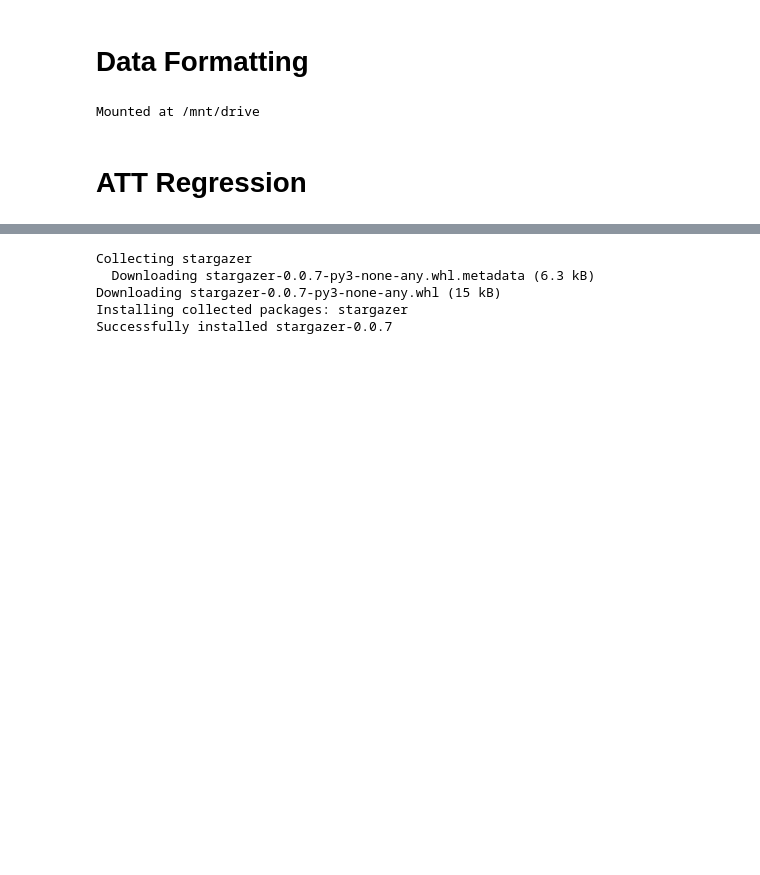
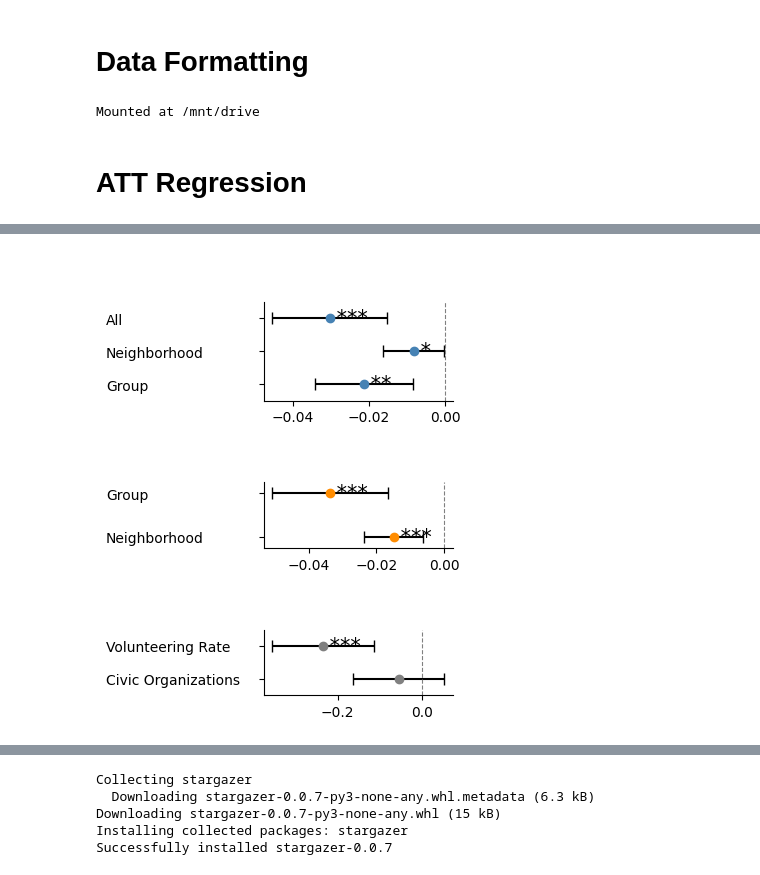
Before and after one commit to sayaka-sugiyama-jp/Social-Capital-and-Disaster-Induced-Eviction-Filings, a Jupyter notebook: code/2_4_Fig4.ipynb, the cells around one changed output, grey strips where cells are left out. Drawn from its saved outputs; the diff is of its cells as text; code cells hidden in the pictures; blank space fills up the shorter version.

```diff
--- a/code/2_4_Fig4.ipynb
+++ b/code/2_4_Fig4.ipynb
@@ -380,0 +1198,19 @@ strong multicollinearity or other numerical problems.
+# %%
+sem_plot = results.copy()
+
+sem_plot["x_variable"] = sem_plot["Variable"]
+sem_plot["Coefficient"] = sem_plot["SEM_coef"]
+sem_plot["CI_Lower"] = sem_plot["SEM_coef"] - 1.96 * sem_plot["SEM_se"]
+sem_plot["CI_Upper"] = sem_plot["SEM_coef"] + 1.96 * sem_plot["SEM_se"]
+sem_plot["p_value"] = sem_plot["SEM_p"]
+
+coef_df_plot = sem_plot[
+    sem_plot["x_variable"].isin(x_vars_plot)
+].copy()
+
+plot_coefficients_by_category(coef_df_plot)
+
+from google.colab import files
+files.download("figure.png")
+# %% [output]
+[figure, added]
```
Also changed, not shown: parts of 25 cells of this notebook.
